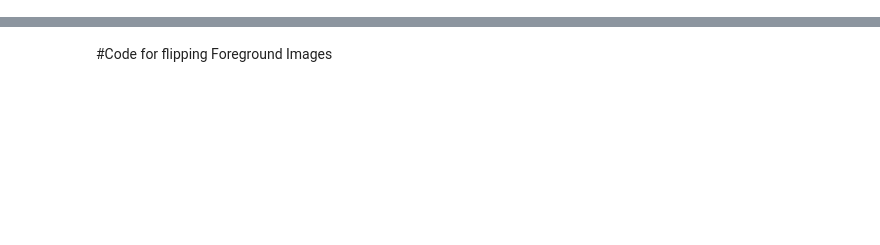
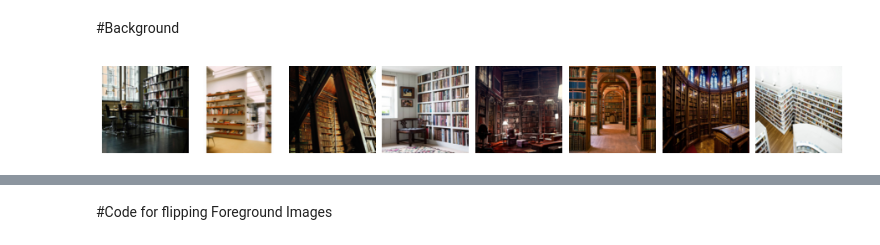
Before and after one commit to gdeotale/EVA4, a Jupyter notebook: Week14/DataGeneration.ipynb, the cells around one changed output, grey strips where cells are left out. Saved outputs shown, nothing was run; the diff lists cells and outputs as text; code cells hidden in the pictures; blank space fills up the shorter version.

```diff
--- a/Week14/DataGeneration.ipynb
+++ b/Week14/DataGeneration.ipynb
@@ -7,0 +15,18 @@ Drive already mounted at /content/gdrive; to attempt to forcibly remount, call d
+# %% [markdown]
+#Background
+# %%
+plt.figure(figsize=(40,40))
+gs = gridspec.GridSpec(20,20)
+gs.update(wspace=0.025, hspace=0.05)
+count1 = 181;
+for i in range(1,9):
+  plt.subplot(gs[count1])
+  img  = cv2.imread('Background/Shelves_'+str(i)+'.png')[:,:,::-1]
+  pixels = np.array(img)
+  plt.imshow(pixels)
+  plt.axis('off')
+  count1 = count1 + 1
+
+plt.show()
+# %% [output]
+[figure, added]
```
Also changed, not shown: parts of 12 cells of this notebook.
